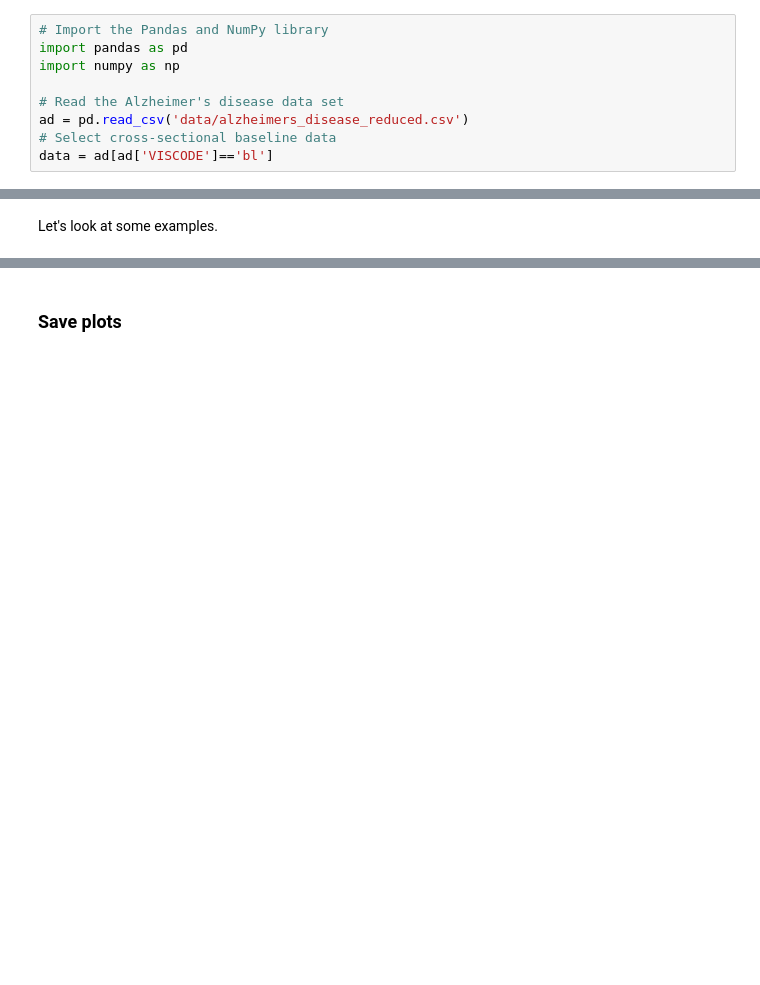
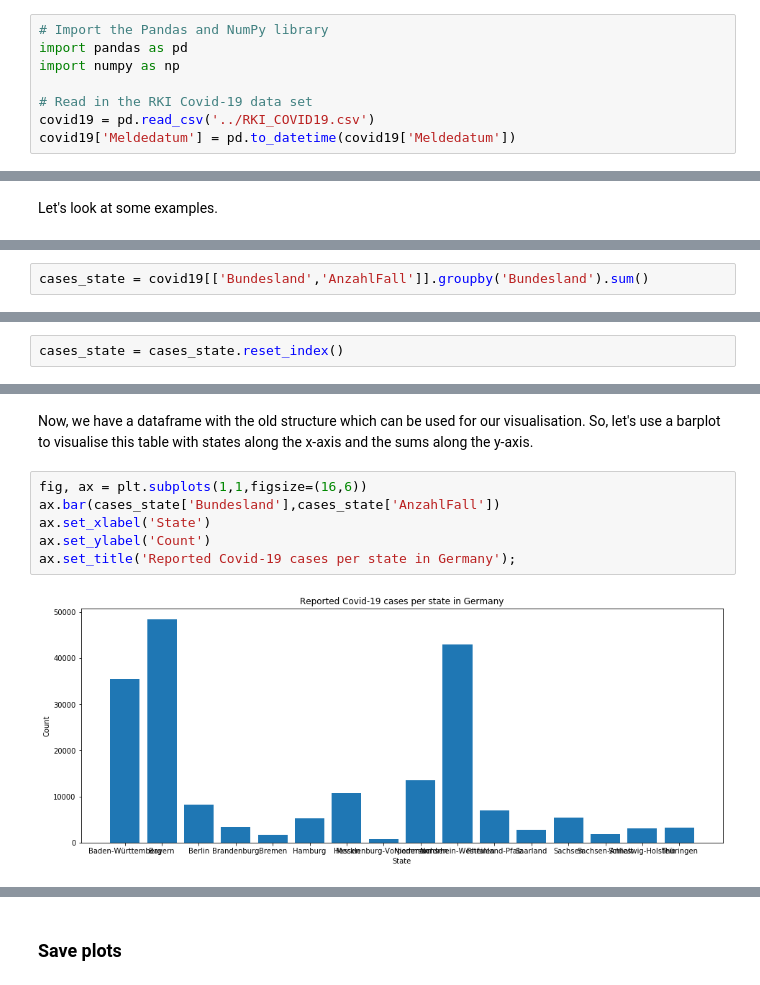
Before and after one commit to volkamerlab/ai_in_medicine, a Jupyter notebook: week1_session3_matplotlib_seaborn.ipynb, the cells around one changed output, grey strips where cells are left out. Saved outputs shown, nothing was run; the diff lists cells and outputs as text; blank space fills up the shorter version.

```diff
--- a/week1_session3_matplotlib_seaborn.ipynb
+++ b/week1_session3_matplotlib_seaborn.ipynb
@@ -87,7 +28,6 @@ The data we are using in this tutorial is the Alzheimer's disease data set that
 import pandas as pd
 import numpy as np
 
-# Read the Alzheimer's disease data set
-ad = pd.read_csv('data/alzheimers_disease_reduced.csv')
-# Select cross-sectional baseline data
-data = ad[ad['VISCODE']=='bl']
+# Read in the RKI Covid-19 data set
+covid19 = pd.read_csv('../RKI_COVID19.csv')
+covid19['Meldedatum'] = pd.to_datetime(covid19['Meldedatum'])
@@ -489,0 +265,2 @@ As you can see, it is possible to use several methods on the same *Axes* object
+# %%
+cases_state = covid19[['Bundesland','AnzahlFall']].groupby('Bundesland').sum()
@@ -489,0 +292,2 @@ As you can see, it is possible to use several methods on the same *Axes* object
+# %%
+cases_state = cases_state.reset_index()
@@ -489,0 +316,10 @@ As you can see, it is possible to use several methods on the same *Axes* object
+# %% [markdown]
+Now, we have a dataframe with the old structure which can be used for our visualisation. So, let's use a barplot to visualise this table with states along the x-axis and the sums along the y-axis.
+# %%
+fig, ax = plt.subplots(1,1,figsize=(16,6))
+ax.bar(cases_state['Bundesland'],cases_state['AnzahlFall'])
+ax.set_xlabel('State')
+ax.set_ylabel('Count')
+ax.set_title('Reported Covid-19 cases per state in Germany');
+# %% [output]
+[figure, added]
```
Also changed, not shown: parts of 149 cells of this notebook, 1 other file.
